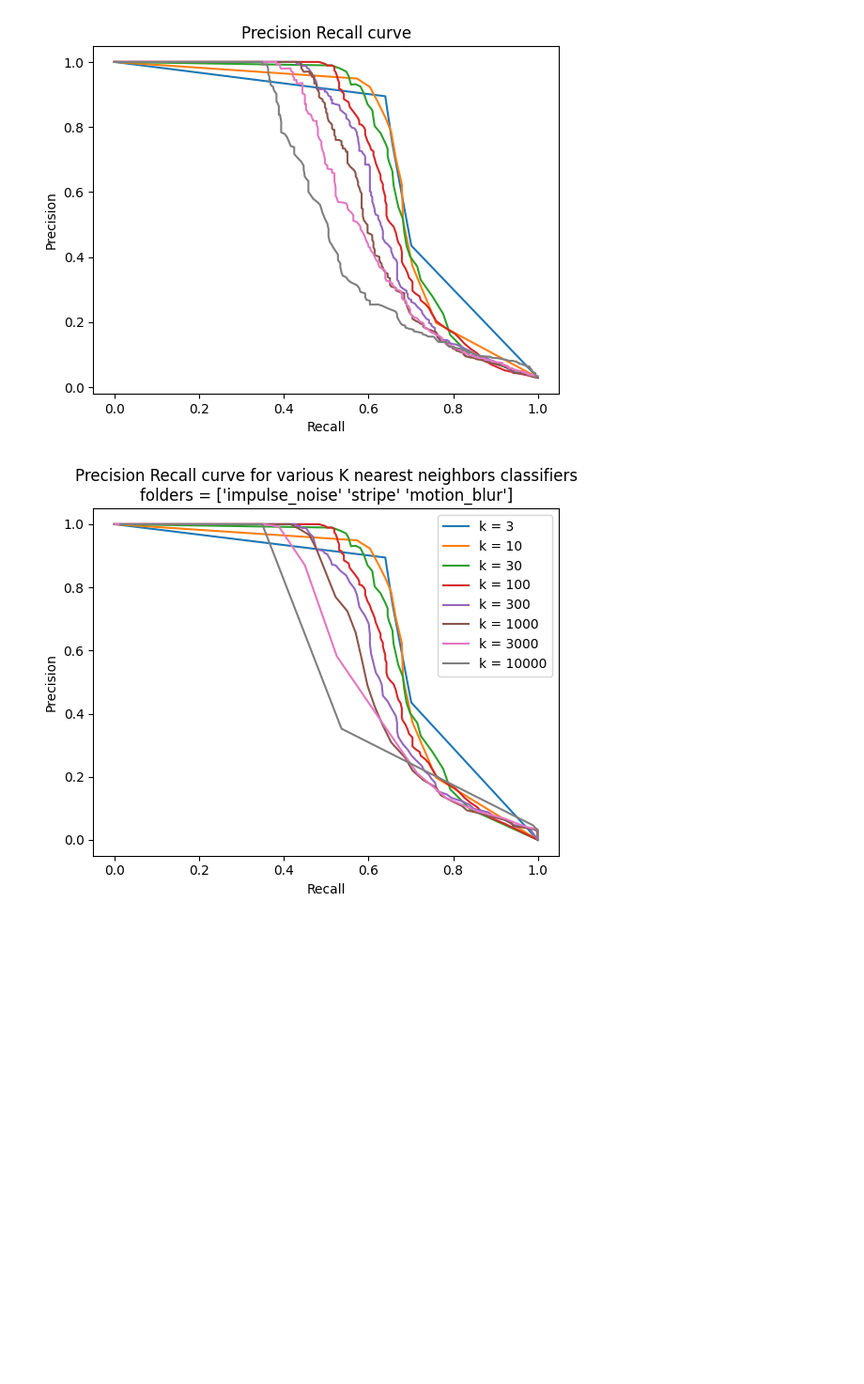
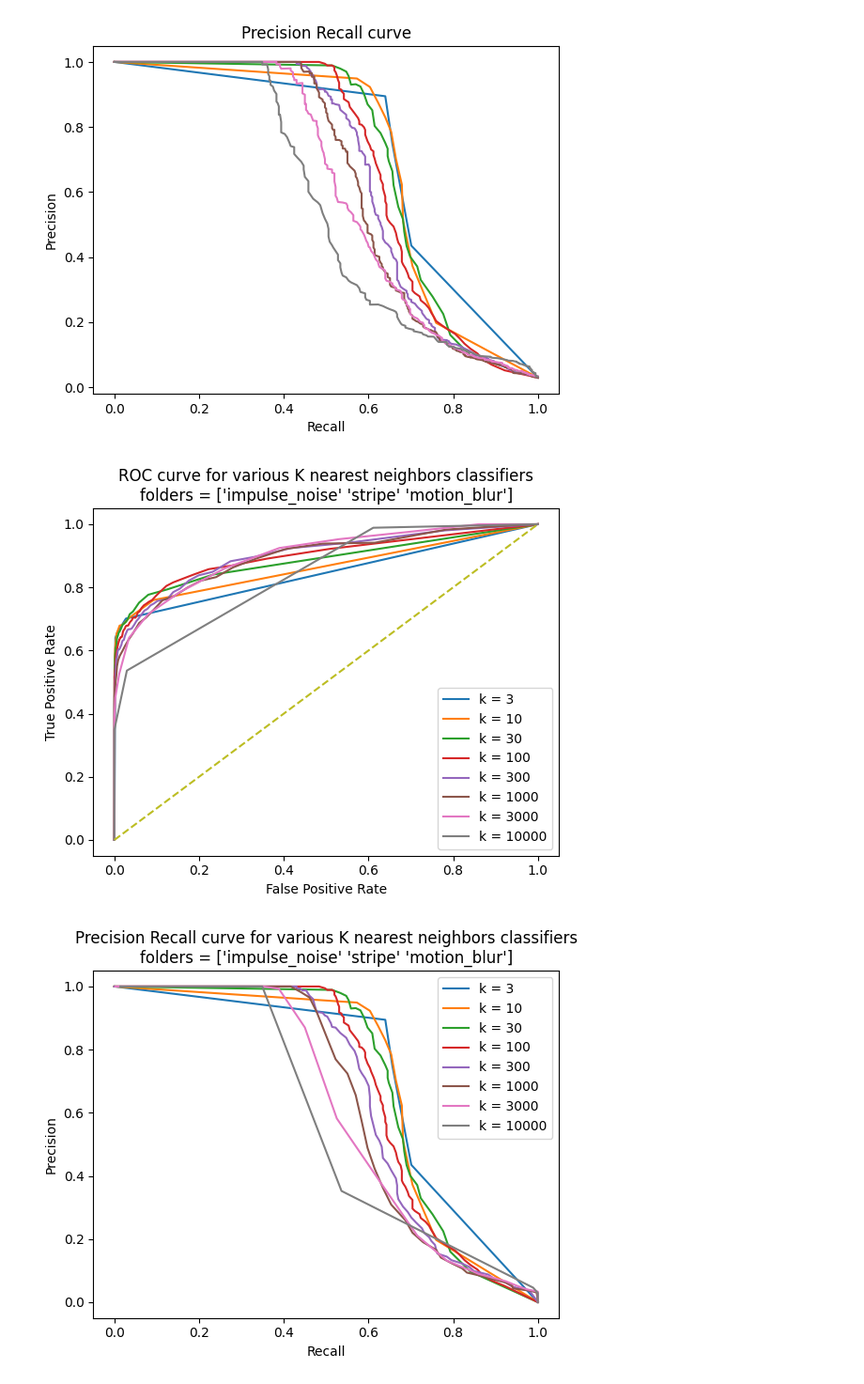
Before and after one commit to krisrjensen/csc730, a Jupyter notebook: assignment 6/csc730_assignment_6_KJ.ipynb, the cells around one changed output. Shown at 94% size. Saved outputs shown, nothing was run; the diff lists cells and outputs as text; code cells hidden in the pictures; blank space fills up the shorter version.

Commit message:
fixed the curve ending on roc curve

```diff
--- a/assignment 6/csc730_assignment_6_KJ.ipynb
+++ b/assignment 6/csc730_assignment_6_KJ.ipynb
@@ -273,34 +273,38 @@ def generate_roc_curve(knnc_test_scenarios, knnc_proba, y_test, choose_N_folders
     # Generate the thresholds
     tpr = np.zeros((len(knnc_test_scenarios), 100))
     fpr = np.zeros((len(knnc_test_scenarios), 100))
     thresholds = np.array(np.histogram(knnc_proba[0][:,-1], bins=98)[1])
     thresholds = np.append(thresholds, thresholds[-1]+1)
 
     for test_index, knnc_test in enumerate(knnc_test_scenarios):
         for i, threshold in enumerate(thresholds):
             y_test_pred = knnc_proba[test_index] > threshold
 
             if np.sum(y_test==1) == 0:
                 tpr[test_index][i] = 0
                 fpr[test_index][i] = np.sum((y_test == 0) & (y_test_pred[:,-1] == 1)) / np.sum(y_test == 0)
             elif np.sum(y_test==0) == 0:
                 tpr[test_index][i] = np.sum((y_test == 1) & (y_test_pred[:,-1] == 1)) / np.sum(y_test == 1)
                 fpr[test_index][i] = 1
             else:
                 tpr[test_index][i] = np.sum((y_test == 1) & (y_test_pred[:,-1] == 1)) / np.sum(y_test == 1)
                 fpr[test_index][i] = np.sum((y_test == 0) & (y_test_pred[:,-1] == 1)) / np.sum(y_test == 0)
 
-        plt.plot(np.append(1,fpr[test_index]), np.append(tpr[test_index],1), label=f'k = {knnc_test_scenarios[test_index]}')
+        plt.plot(np.append(1,fpr[test_index]), np.append(1,tpr[test_index]), label=f'k = {knnc_test_scenarios[test_index]}')
 
     plt.xlabel('False Positive Rate')
     plt.ylabel('True Positive Rate')
     plt.title(f'ROC curve for various K nearest neighbors classifiers\nfolders = {choose_N_folders}')
 
     # Add a random classifier line to the plot, slope = 1, intercept = 0
     plt.plot([0,1],[0,1], linestyle='--')
     plt.legend()
     plt.savefig('roc_curve_' + '_'.join(choose_N_folders) + '.png')
     plt.show()
+
+generate_roc_curve(knnc_test_scenarios, knnc_proba, y_test, choose_N_folders)
+# %% [output]
+[figure, added]
 # %%
 
 import numpy as np
```
Also changed, not shown: 1 other file.
